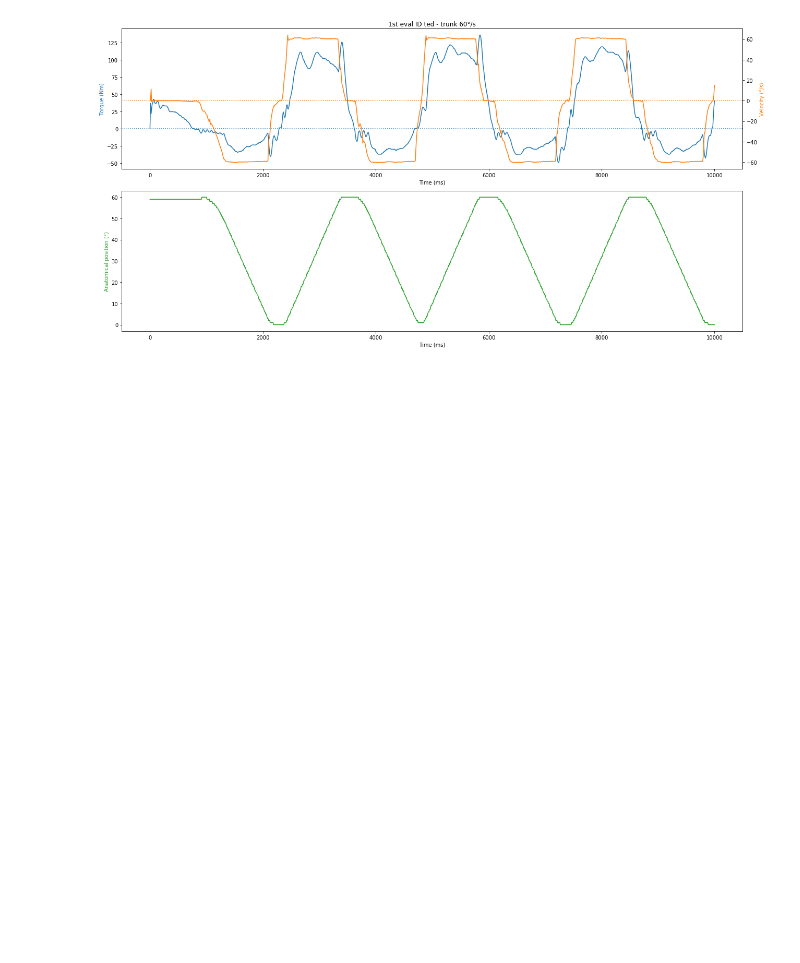
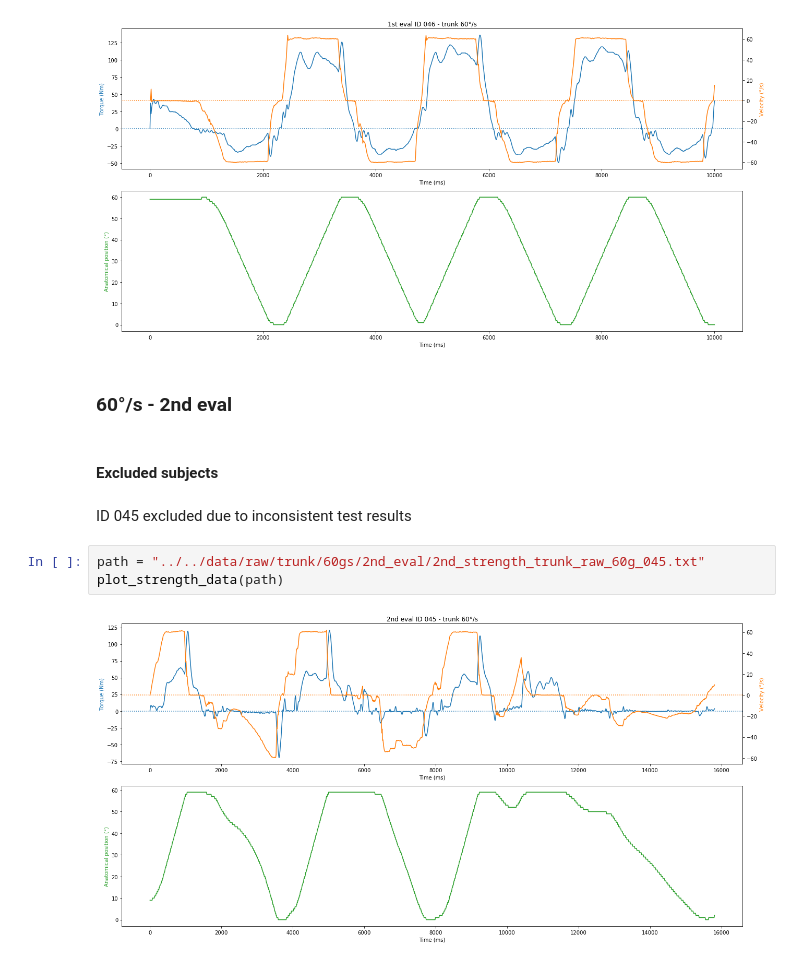
Before and after one commit to verasls/BaSEIB_isokinetic_strength, a Jupyter notebook: code/Python/analysis_report.ipynb, the cells around one changed output. Drawn from its saved outputs; the diff is of its cells as text; blank space fills up the shorter version.

Commit message:
Report on the exclusion and correction of some files of the trunk 60d/s evals

```diff
--- a/code/Python/analysis_report.ipynb
+++ b/code/Python/analysis_report.ipynb
@@ -42,3 +42,14 @@ path = "../../data/raw/trunk/60gs/1st_eval/1st_strength_trunk_raw_60g_046_correc
 plot_strength_data(path)
 # %% [output]
 [figure]
+# %% [markdown]
+### 60°/s - 2nd eval
+# %% [markdown]
+#### Excluded subjects
+# %% [markdown]
+ID 045 excluded due to inconsistent test results
+# %%
+path = "../../data/raw/trunk/60gs/2nd_eval/2nd_strength_trunk_raw_60g_045.txt"
+plot_strength_data(path)
+# %% [output]
+[figure, added]
```
Also changed, not shown: parts of 21 cells of this notebook.
